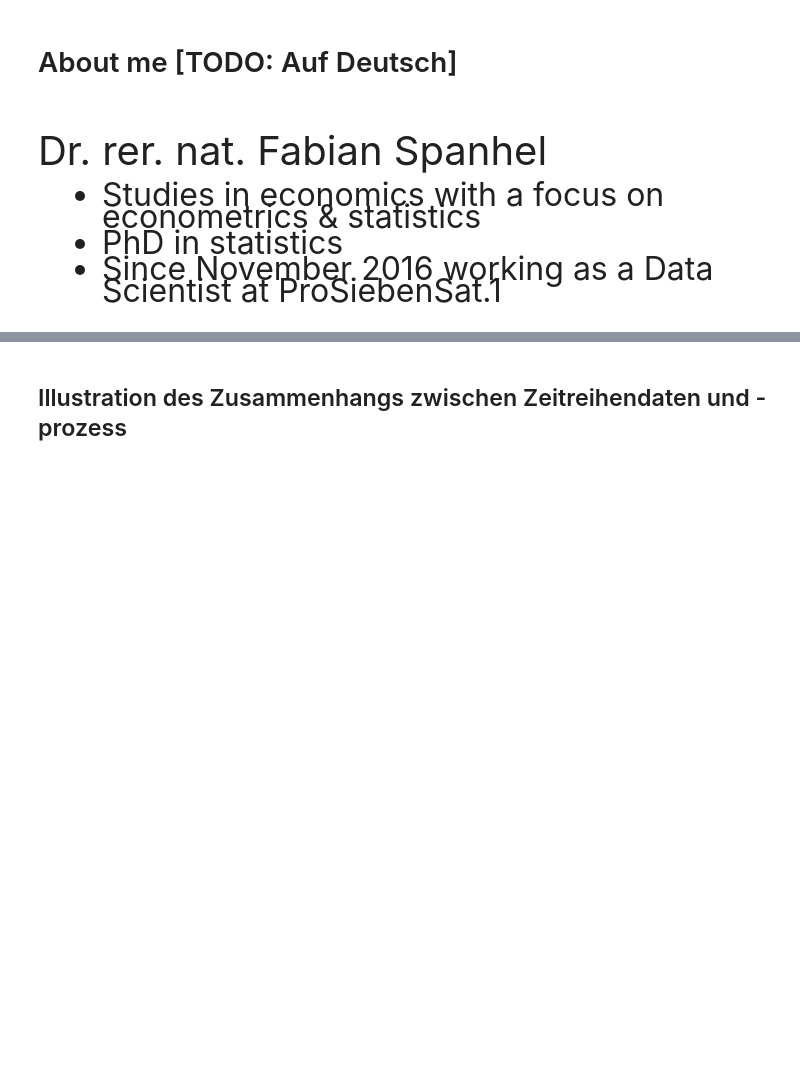
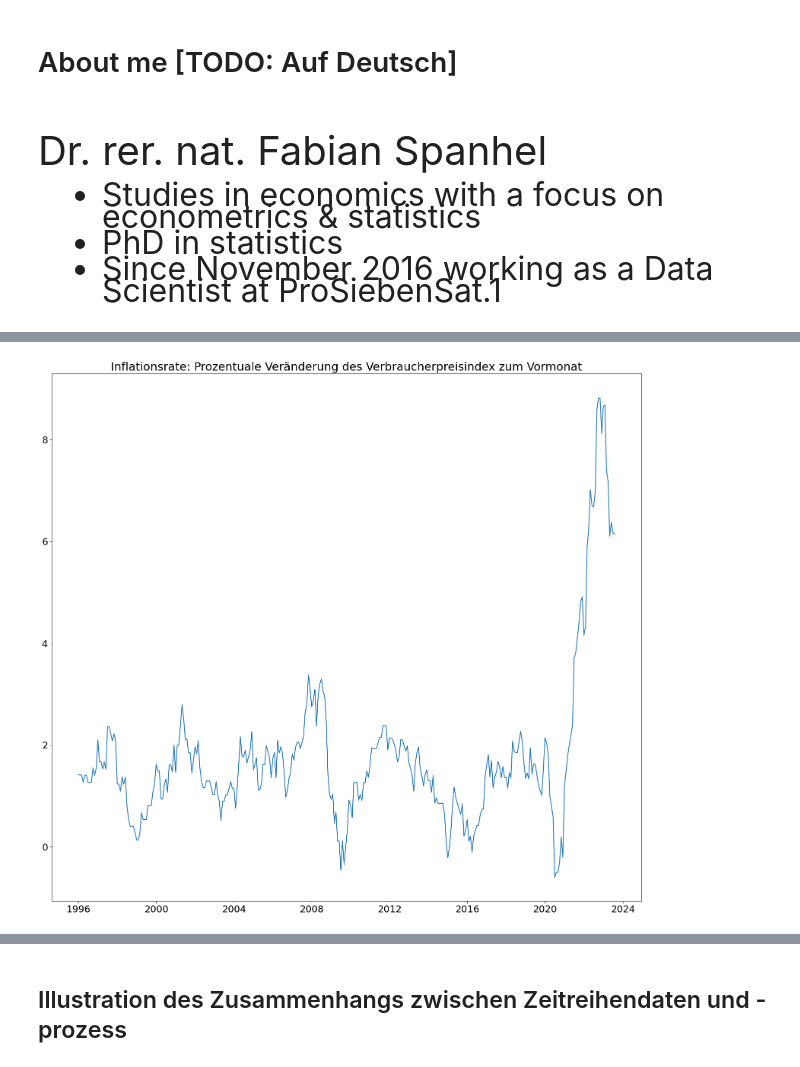
Before and after one commit to FSpanhel/plv_1, a Jupyter notebook: presentation.ipynb, the cells around one changed output, grey strips where cells are left out. Saved outputs shown, nothing was run; the diff lists cells and outputs as text; code cells hidden in the pictures; blank space fills up the shorter version.

```diff
--- a/presentation.ipynb
+++ b/presentation.ipynb
@@ -44,0 +89,8 @@ Dr. rer. nat. Fabian Spanhel
+# %%
+plot_ts(
+    data=inflation,
+    title="Inflationsrate: Prozentuale Veränderung des Verbraucherpreisindex zum Vormonat",
+    size=(20, 18)
+)
+# %% [output]
+[figure, added]
```
Also changed, not shown: parts of 32 cells of this notebook, 1 other file.
